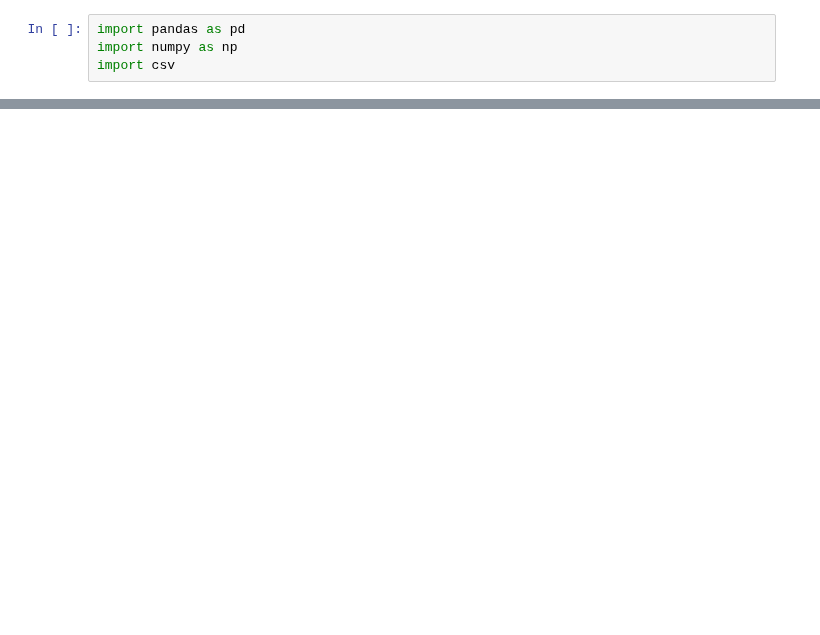
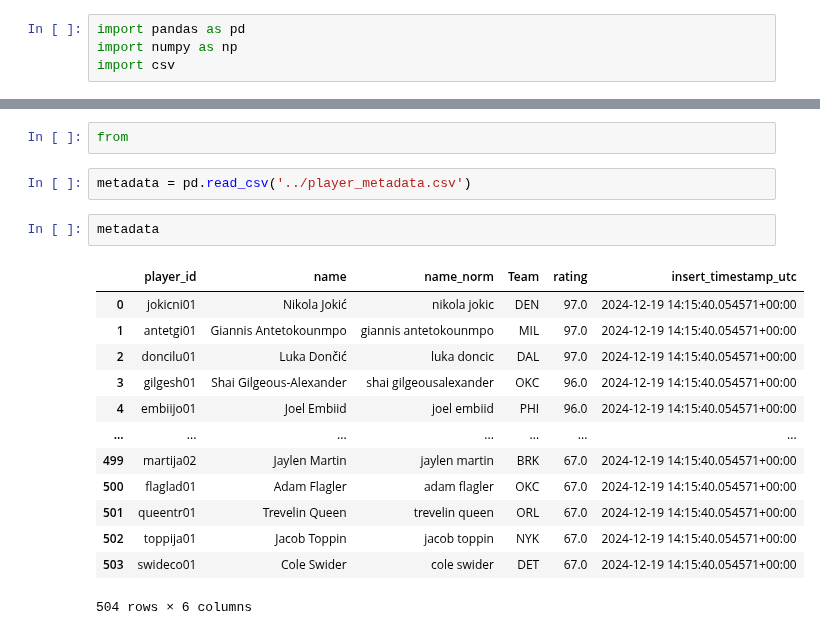
Before and after one commit to martinbog19/LeFirstBasket, a Jupyter notebook: data/combine_anthro/process.ipynb, the cells around one changed output, grey strips where cells are left out. Cells and saved outputs as stored; diff of their text form; blank space fills up the shorter version.

```diff
--- a/data/combine_anthro/process.ipynb
+++ b/data/combine_anthro/process.ipynb
@@ -66,0 +74,20 @@ pd.read_csv('temp.csv')
+# %%
+from
+# %%
+metadata = pd.read_csv('../player_metadata.csv')
+# %%
+metadata
+# %% [output]
+|  | player_id | name | name_norm | Team | rating | insert_timestamp_utc |
+| 0 | jokicni01 | Nikola Jokić | nikola jokic | DEN | 97.0 | 2024-12-19 14:15:40.054571+00:00 |
+| 1 | antetgi01 | Giannis Antetokounmpo | giannis antetokounmpo | MIL | 97.0 | 2024-12-19 14:15:40.054571+00:00 |
+| 2 | doncilu01 | Luka Dončić | luka doncic | DAL | 97.0 | 2024-12-19 14:15:40.054571+00:00 |
+| 3 | gilgesh01 | Shai Gilgeous-Alexander | shai gilgeousalexander | OKC | 96.0 | 2024-12-19 14:15:40.054571+00:00 |
+| 4 | embiijo01 | Joel Embiid | joel embiid | PHI | 96.0 | 2024-12-19 14:15:40.054571+00:00 |
+| ... | ... | ... | ... | ... | ... | ... |
+| 499 | martija02 | Jaylen Martin | jaylen martin | BRK | 67.0 | 2024-12-19 14:15:40.054571+00:00 |
+| 500 | flaglad01 | Adam Flagler | adam flagler | OKC | 67.0 | 2024-12-19 14:15:40.054571+00:00 |
+| 501 | queentr01 | Trevelin Queen | trevelin queen | ORL | 67.0 | 2024-12-19 14:15:40.054571+00:00 |
+| 502 | toppija01 | Jacob Toppin | jacob toppin | NYK | 67.0 | 2024-12-19 14:15:40.054571+00:00 |
+| 503 | swideco01 | Cole Swider | cole swider | DET | 67.0 | 2024-12-19 14:15:40.054571+00:00 |
+504 rows × 6 columns
```
Also changed, not shown: parts of 5 cells of this notebook, 5 other files.
